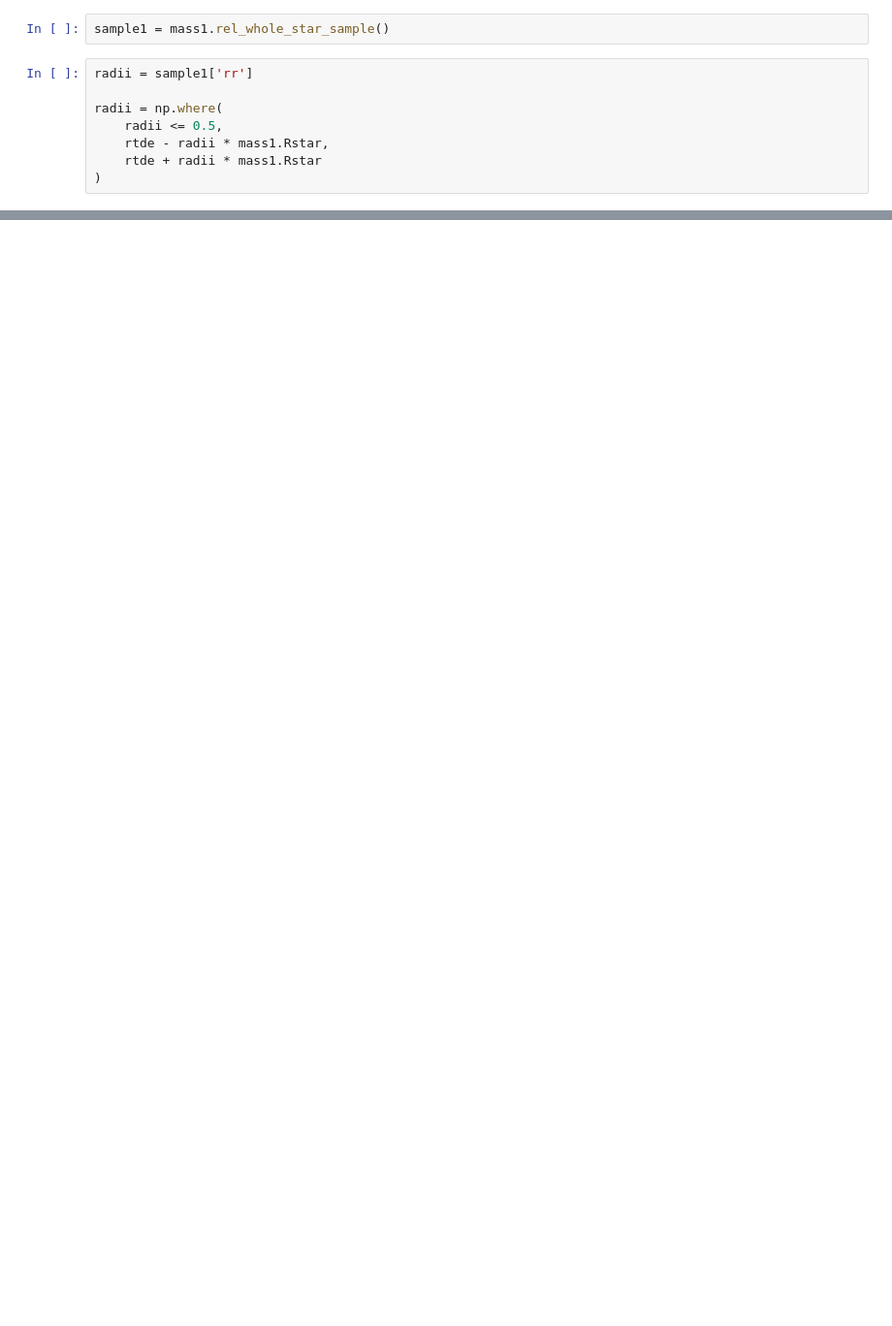
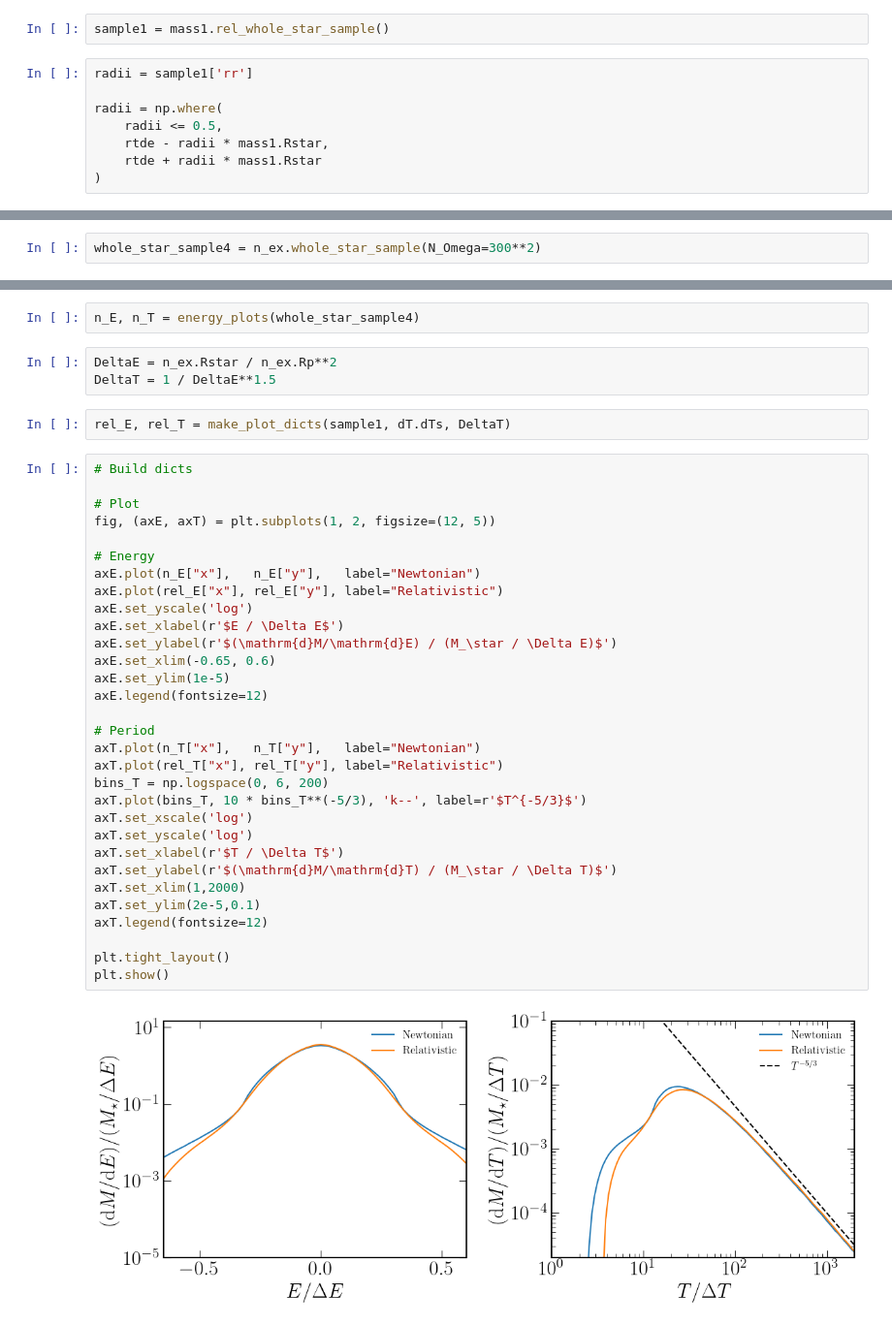
Before and after one commit to ZihanZhou26/PerTDE, a Jupyter notebook: FallbackGen_calculator.ipynb, the cells around one changed output, grey strips where cells are left out. Shown at 97% size. Cells and saved outputs as stored; diff of their text form; blank space fills up the shorter version.

```diff
--- a/FallbackGen_calculator.ipynb
+++ b/FallbackGen_calculator.ipynb
@@ -69,0 +64,2 @@ print(dT)
+# %%
+whole_star_sample4 = n_ex.whole_star_sample(N_Omega=300**2)
@@ -69,0 +154,40 @@ print(dT)
+# %%
+n_E, n_T = energy_plots(whole_star_sample4)
+# %%
+DeltaE = n_ex.Rstar / n_ex.Rp**2
+DeltaT = 1 / DeltaE**1.5
+# %%
+rel_E, rel_T = make_plot_dicts(sample1, dT.dTs, DeltaT)
+# %%
+# Build dicts
+
+# Plot
+fig, (axE, axT) = plt.subplots(1, 2, figsize=(12, 5))
+
+# Energy
+axE.plot(n_E["x"],   n_E["y"],   label="Newtonian")
+axE.plot(rel_E["x"], rel_E["y"], label="Relativistic")
+axE.set_yscale('log')
+axE.set_xlabel(r'$E / \Delta E$')
+axE.set_ylabel(r'$(\mathrm{d}M/\mathrm{d}E) / (M_\star / \Delta E)$')
+axE.set_xlim(-0.65, 0.6)
+axE.set_ylim(1e-5)
+axE.legend(fontsize=12)
+
+# Period
+axT.plot(n_T["x"],   n_T["y"],   label="Newtonian")
+axT.plot(rel_T["x"], rel_T["y"], label="Relativistic")
+bins_T = np.logspace(0, 6, 200)
+axT.plot(bins_T, 10 * bins_T**(-5/3), 'k--', label=r'$T^{-5/3}$')
+axT.set_xscale('log')
+axT.set_yscale('log')
+axT.set_xlabel(r'$T / \Delta T$')
+axT.set_ylabel(r'$(\mathrm{d}M/\mathrm{d}T) / (M_\star / \Delta T)$')
+axT.set_xlim(1,2000)
+axT.set_ylim(2e-5,0.1)
+axT.legend(fontsize=12)
+
+plt.tight_layout()
+plt.show()
+# %% [output]
+[figure, added]
```
Also changed, not shown: parts of 13 cells of this notebook, 1 other file.
